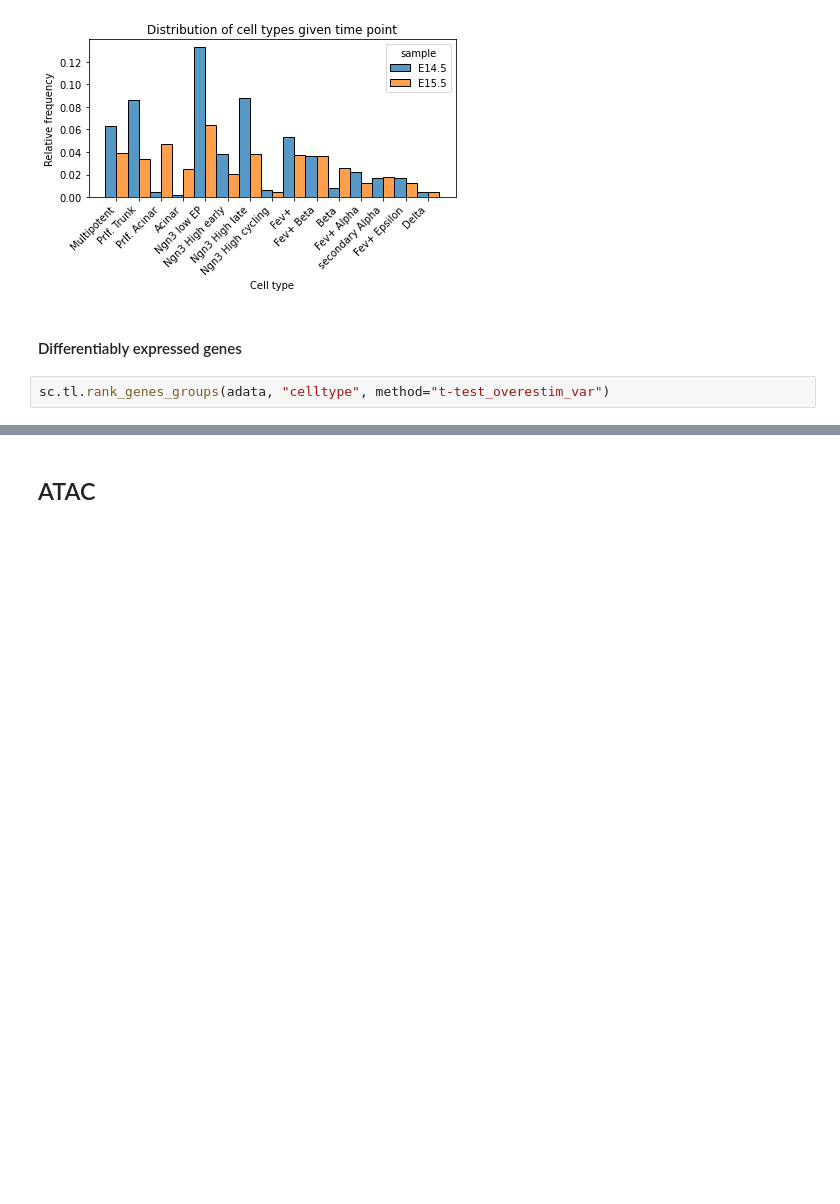
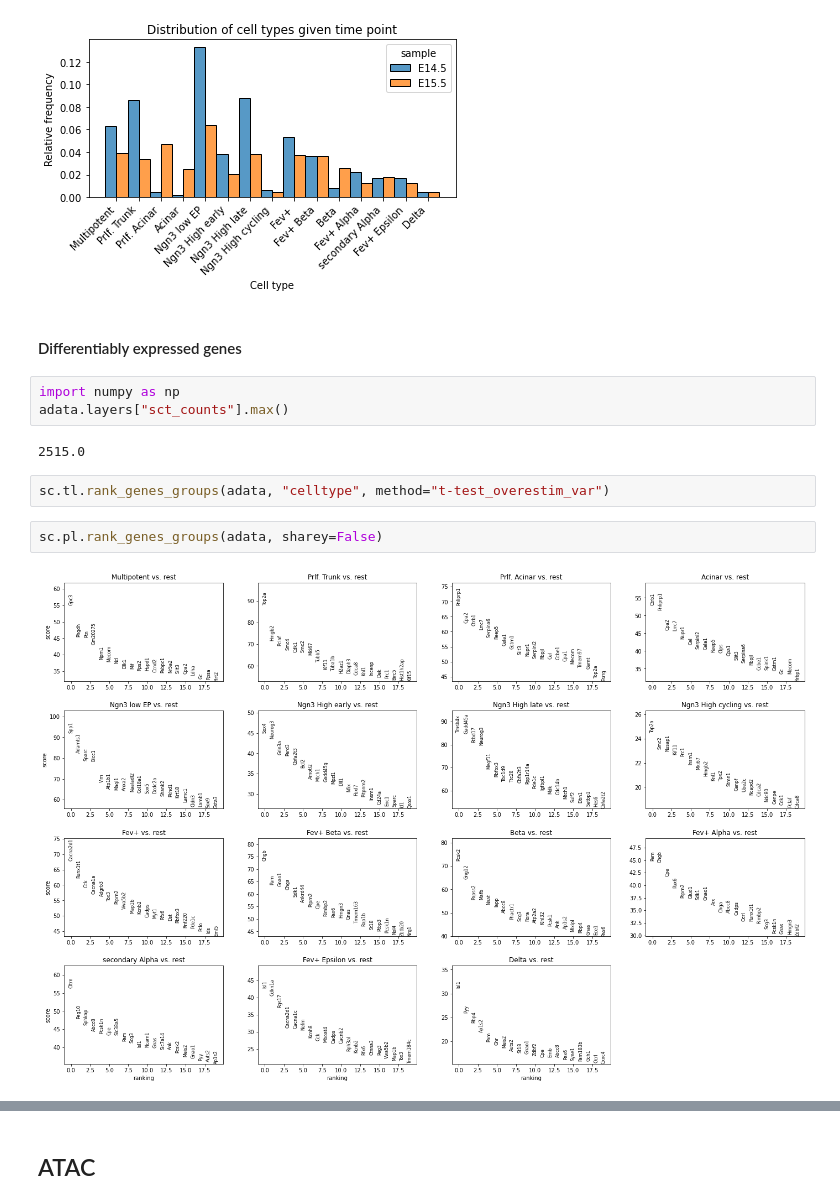
Before and after one commit to theislab/moscot-framework_reproducibility, a Jupyter notebook: 11_01_EDA.ipynb, the cells around one changed output, grey strips where cells are left out. Cells and saved outputs as stored; diff of their text form; blank space fills up the shorter version.

```diff
--- a/11_01_EDA.ipynb
+++ b/11_01_EDA.ipynb
@@ -49,7 +50,16 @@ plt.title("Distribution of cell types given time point")
 plt.tight_layout()
 # %% [output]
 [figure]
-# %% [markdown]
-#### Differentiably expressed genes
-# %%
-sc.tl.rank_genes_groups(adata, "celltype", method="t-test_overestim_var")
+# %% [markdown]
+#### Differentiably expressed genes
+# %%
+import numpy as np
+adata.layers["sct_counts"].max()
+# %% [output]
+2515.0
+# %%
+sc.tl.rank_genes_groups(adata, "celltype", method="t-test_overestim_var")
+# %%
+sc.pl.rank_genes_groups(adata, sharey=False)
+# %% [output]
+[figure, added]
```
Also changed, not shown: parts of 23 cells of this notebook, 45 other files.
